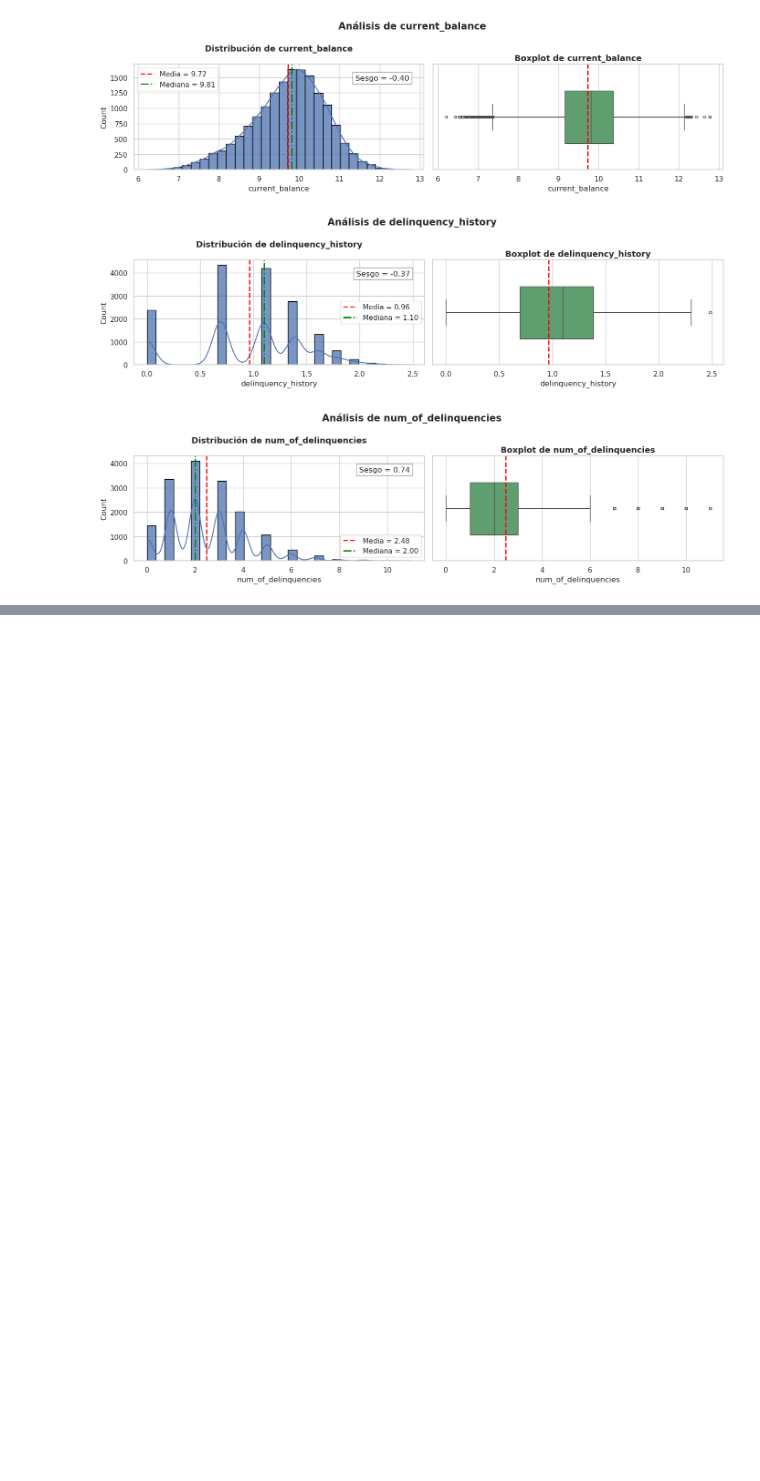
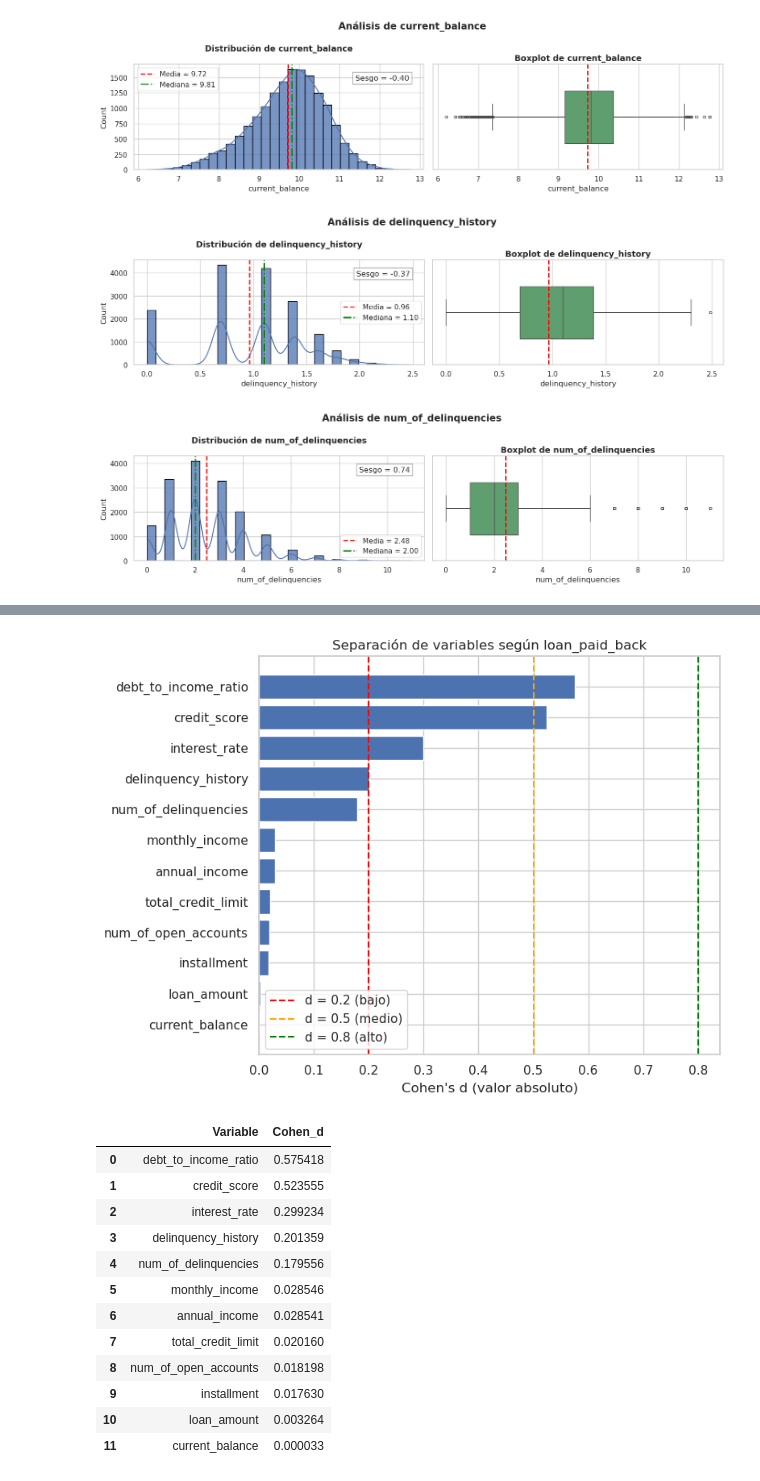
Before and after one commit to JairRamosG/Loan_Status_Prediction, a Jupyter notebook: notebooks/02_Feature_Engineering.ipynb, the cells around one changed output, grey strips where cells are left out. Saved outputs shown, nothing was run; the diff lists cells and outputs as text; code cells hidden in the pictures; blank space fills up the shorter version.

```diff
--- a/notebooks/02_Feature_Engineering.ipynb
+++ b/notebooks/02_Feature_Engineering.ipynb
@@ -183,0 +206,17 @@ plot_distribucion_box(train, numeric_cols)
+# %%
+cohen_ranking(train, target= variable_objetivo, numeric_cols=numeric_cols)
+# %% [output]
+[figure, added]
+|  | Variable | Cohen_d |
+| 0 | debt_to_income_ratio | 0.575418 |
+| 1 | credit_score | 0.523555 |
+| 2 | interest_rate | 0.299234 |
+| 3 | delinquency_history | 0.201359 |
+| 4 | num_of_delinquencies | 0.179556 |
+| 5 | monthly_income | 0.028546 |
+| 6 | annual_income | 0.028541 |
+| 7 | total_credit_limit | 0.020160 |
+| 8 | num_of_open_accounts | 0.018198 |
+| 9 | installment | 0.017630 |
+| 10 | loan_amount | 0.003264 |
+| 11 | current_balance | 0.000033 |
```
Also changed, not shown: parts of 7 cells of this notebook.
